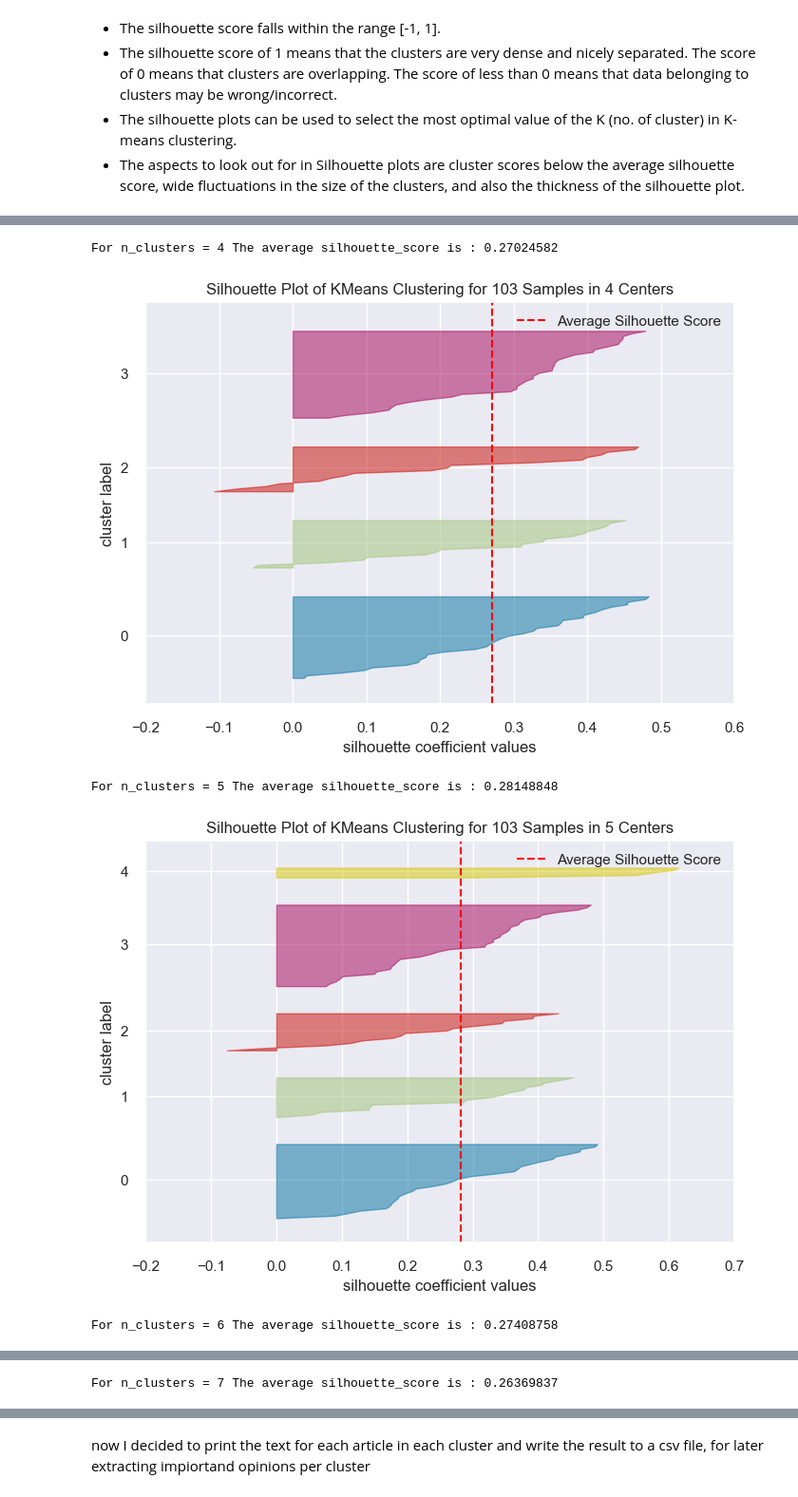
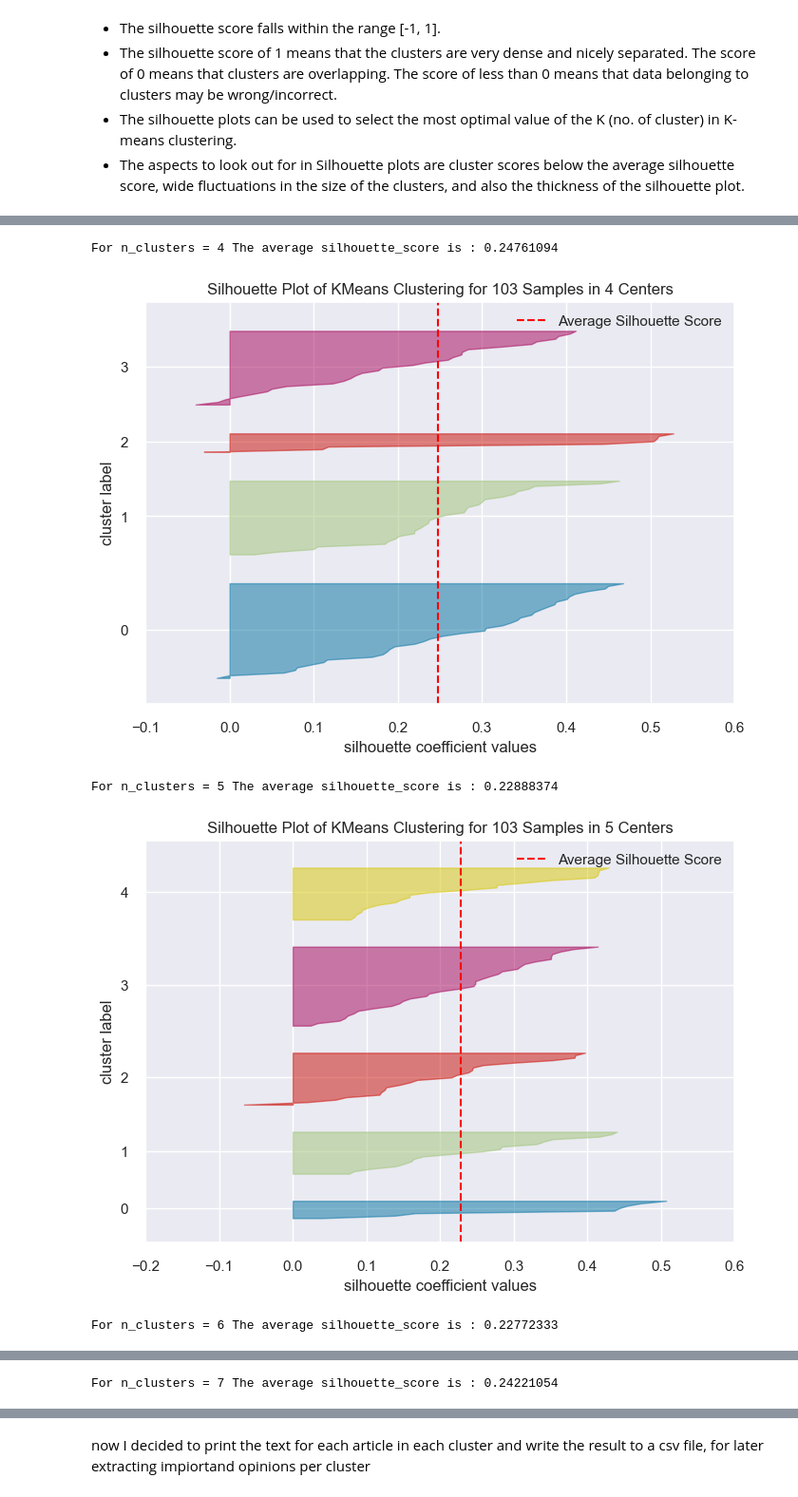
Before and after one commit to lukasthekid/corona-mask-requirement-nlp-analysis, a Jupyter notebook: content/clustering/KNN_Sentiment.ipynb, the cells around one changed output, grey strips where cells are left out. Shown at 95% size. Saved outputs shown, nothing was run; the diff lists cells and outputs as text; code cells hidden in the pictures.

```diff
--- a/content/clustering/KNN_Sentiment.ipynb
+++ b/content/clustering/KNN_Sentiment.ipynb
@@ -202,6 +171,8 @@ axs[0].set_title('All Feature Correlations', fontdict={'fontsize':18}, pad=12)
 sns.heatmap(vectorized_docs_df[to_drop].corr(),ax=axs[1])
 axs[1].set_title('Multicollinearity within ' + str(len(to_drop)) + ' features', fontdict={'fontsize':18}, pad=12)
 
+#drop columns from dataset
+vectorized_docs_df = vectorized_docs_df.drop(columns=to_drop)
 
 plt.tight_layout()
 plt.savefig("word2vec-heatmap.png", facecolor=fig.get_facecolor(), edgecolor='none', dpi=300)
@@ -237,7 +208,7 @@ exp_var_pca = pca.explained_variance_ratio_
 #Cumulative sum of eigenvalues
 cum_sum_eigenvalues = np.cumsum(exp_var_pca)
 
-pca5 = PCA(n_components=5)
+pca5 = PCA(n_components=8)
 pca5.fit(vectorized_docs_scaled)
 exp_var_pca5 = pca5.explained_variance_ratio_
 #Cumulative sum of eigenvalues
@@ -265,7 +236,7 @@ plt.tight_layout()
 plt.savefig("word2vec-pca.png", facecolor=fig.get_facecolor(), edgecolor='none', dpi=300)
 
 # apply PCA nComponent 3 to vector data
-pca3 = PCA(n_components=3)
+pca3 = PCA(n_components=5)
 X = pca3.fit_transform(vectorized_docs_scaled)
 #print(X)
 # %% [output]
@@ -285,29 +253,24 @@ Select number of clusters by Silhoutte Score
 - The silhouette plots can be used to select the most optimal value of the K (no. of cluster) in K-means clustering.
 - The aspects to look out for in Silhouette plots are cluster scores below the average silhouette score, wide fluctuations in the size of the clusters, and also the thickness of the silhouette plot.
 # %%
-#n = 7
 
-#kmeans = KMeans(n_clusters = n)
-#kmeans.fit(X)
-#y_kmeans = kmeans.predict(X)
-#df2 = df1[['ID_GodotObject']].copy()
-#df2['cluster_value'] = y_kmeans
-#df2.to_csv('../../data/feature/knn_clustering1.csv', encoding='utf-8', index=False)
-
-#df2.head()
+#X = vectorized_docs_scaled
 rs = 42
 
 #knn_per_k = [KMeans(n_clusters = n, random_state=rs).fit(X) for n in range(1, 10)]
 #ilhouette_scores = [silhouette_score(scaled_data, model.labels_) or model in kmeans_per_k[1:]]
 trained_models = {}
-for k in range(2, 11):
-    model = KMeans(n_clusters=k, n_init="auto", random_state=rs)
+sil_scores = []
+r = range(2, 11)
+for k in r:
+    model = KMeans(n_clusters=k, n_init=10, random_state=rs)
     labels = model.fit_predict(X)
     trained_models[k] = (model, labels)
     # The silhouette_score gives the average value for all the samples.
     # This gives a perspective into the density and separation of the formed
     # clusters
     silhouette_avg = silhouette_score(X, labels)
+    sil_scores.append(silhouette_avg)
     print(
         "For n_clusters =",
         k,
@@ -318,10 +281,10 @@ for k in range(2, 11):
 
 
 #visualization
-fig, ax = plt.subplots(2, 2, figsize=(18, 10))
+fig, ax = plt.subplots(2, 2, figsize=(18, 12))
 x = 0
 y = 0
-for i in range(4,8):
+for i in range(3,7):
     visualizer = SilhouetteVisualizer(trained_models[i][0], colors='yellowbrick', ax=ax[y,x])
     visualizer.fit(X)
     visualizer.finalize()
@@ -332,4 +295,17 @@ for i in range(4,8):
 
 
 plt.savefig("word2vec-knn-silhoutte.png", facecolor=fig.get_facecolor(), edgecolor='none', dpi=300)
+
+
+plt.clf()
+
+plt.plot(r, sil_scores)
+
+# Label the axes
+plt.xlabel('Number of Clusters')
+plt.title('Silhouette Score (PCA)')
+plt.ylabel('Silhouette Scores')
+plt.savefig("word2vec-silhoutte-scores.png", facecolor=fig.get_facecolor(), edgecolor='none', dpi=300)
+# Show the plot
+plt.show()
 # %% [output]
@@ -340,5 +316,5 @@ For n_clusters = 3 The average silhouette_score is : 0.3181915
-For n_clusters = 4 The average silhouette_score is : 0.27024582
+For n_clusters = 4 The average silhouette_score is : 0.24761094
-[figure, old version]
+[figure, new version]
-For n_clusters = 5 The average silhouette_score is : 0.28148848
+For n_clusters = 5 The average silhouette_score is : 0.22888374
-[figure, old version]
+[figure, new version]
-For n_clusters = 6 The average silhouette_score is : 0.27408758
+For n_clusters = 6 The average silhouette_score is : 0.22772333
@@ -346 +322 @@ For n_clusters = 6 The average silhouette_score is : 0.27408758
-For n_clusters = 7 The average silhouette_score is : 0.26369837
+For n_clusters = 7 The average silhouette_score is : 0.24221054
```
Also changed, not shown: parts of 7 cells of this notebook, 18 other files.
